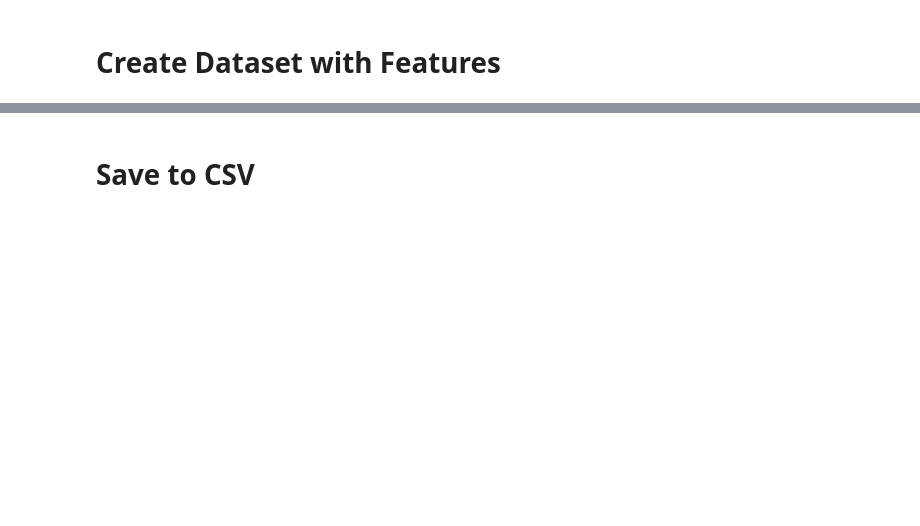
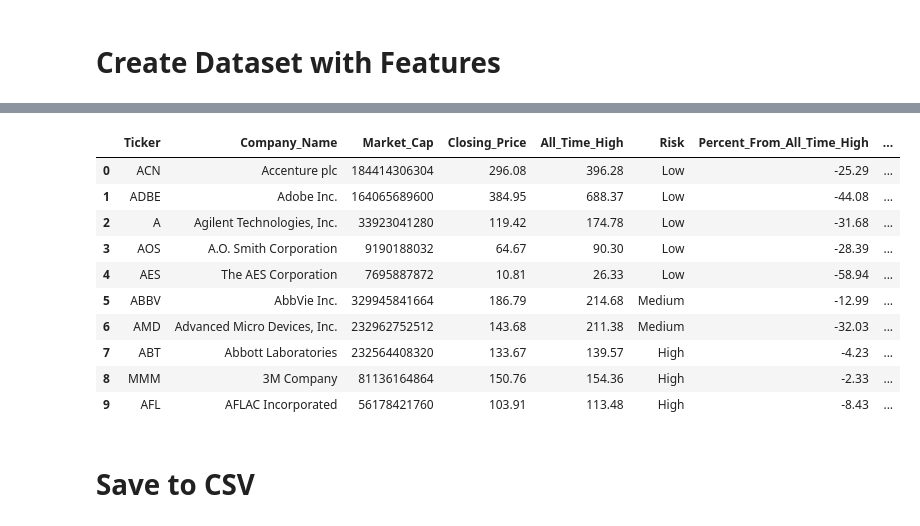
Before and after one commit to ani-portfolio/6_stock_portfolio_recommender, a Jupyter notebook: notebooks/02_create_feature_set.ipynb, the cells around one changed output, grey strips where cells are left out. Saved outputs shown, nothing was run; the diff lists cells and outputs as text; code cells hidden in the pictures; blank space fills up the shorter version.

```diff
--- a/notebooks/02_create_feature_set.ipynb
+++ b/notebooks/02_create_feature_set.ipynb
@@ -261,3 +301,60 @@ df_enriched_stock_data
+# %%
+def create_summary_chart(df):
+    df_result = df.copy()
+
+    # Create the 'Risk' column based on the specified conditions
+    def determine_Risk_signal(row):
+        all_time_high_condition = row['Percent_From_All_Time_High'] < -10
+        moving_avg_condition = row['Percent_Difference_200_Day_Moving_Average'] < 0
+
+        # If Percent_From_All_Time_High is greater than -10%, then 'High'
+        if row['Percent_From_All_Time_High'] >= -10:
+            return 'High'
+
+        # If both conditions are met (< -10% and negative moving avg), then 'Low'
+        if all_time_high_condition and moving_avg_condition:
+            return 'Low'
+
+        # If only one condition is met, then 'Medium'
+        if all_time_high_condition or moving_avg_condition:
+            return 'Medium'
+
+        # Default case (shouldn't reach here based on logic, but safety)
+        return 'High'
+
+    # Apply the Risk signal logic
+    df_result['Risk'] = df_result.apply(determine_Risk_signal, axis=1)
+
+    # Get top 25 by Market Cap first
+    df_top_25 = df_result.sort_values('Market_Cap', ascending=False).head(25)
+
+    # Create categorical ordering for Risk column
+    Risk_order = ['Low', 'Medium', 'High']
+    df_top_25['Risk'] = pd.Categorical(df_top_25['Risk'], categories=Risk_order, ordered=True)
+
+    # Sort by Risk column (Low, Medium, High), then by Market Cap descending
+    df_sorted = df_top_25.sort_values(['Risk', 'Market_Cap'], ascending=[True, False])
+
+    # Return the sorted dataframe with selected columns
+    return df_sorted[
+        ['Ticker', 'Company_Name', 'Market_Cap', 'Closing_Price', 'All_Time_High', 'Risk',
+         'Percent_From_All_Time_High', 'Percent_Difference_200_Day_Moving_Average',
+         '24_Hour_Percent_Change', '7_Day_Percent_Change', '30_Day_Percent_Change']
+    ].reset_index(drop=True)
+# %%
+create_summary_chart(df_enriched_stock_data)
+# %% [output]
+|  | Ticker | Company_Name | Market_Cap | Closing_Price | All_Time_High | Risk | Percent_From_All_Time_High | ... |
+| 0 | ACN | Accenture plc | 184414306304 | 296.08 | 396.28 | Low | -25.29 | ... |
+| 1 | ADBE | Adobe Inc. | 164065689600 | 384.95 | 688.37 | Low | -44.08 | ... |
+| 2 | A | Agilent Technologies, Inc. | 33923041280 | 119.42 | 174.78 | Low | -31.68 | ... |
+| 3 | AOS | A.O. Smith Corporation | 9190188032 | 64.67 | 90.30 | Low | -28.39 | ... |
+| 4 | AES | The AES Corporation | 7695887872 | 10.81 | 26.33 | Low | -58.94 | ... |
+| 5 | ABBV | AbbVie Inc. | 329945841664 | 186.79 | 214.68 | Medium | -12.99 | ... |
+| 6 | AMD | Advanced Micro Devices, Inc. | 232962752512 | 143.68 | 211.38 | Medium | -32.03 | ... |
+| 7 | ABT | Abbott Laboratories | 232564408320 | 133.67 | 139.57 | High | -4.23 | ... |
+| 8 | MMM | 3M Company | 81136164864 | 150.76 | 154.36 | High | -2.33 | ... |
+| 9 | AFL | AFLAC Incorporated | 56178421760 | 103.91 | 113.48 | High | -8.43 | ... |
 # %% [markdown]
 # Save to CSV
 # %%
```
Also changed, not shown: parts of 3 cells of this notebook, 7 other files.
